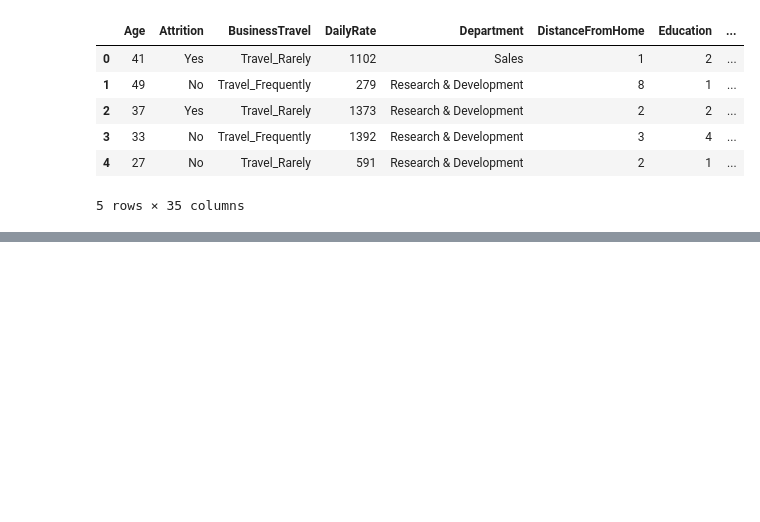
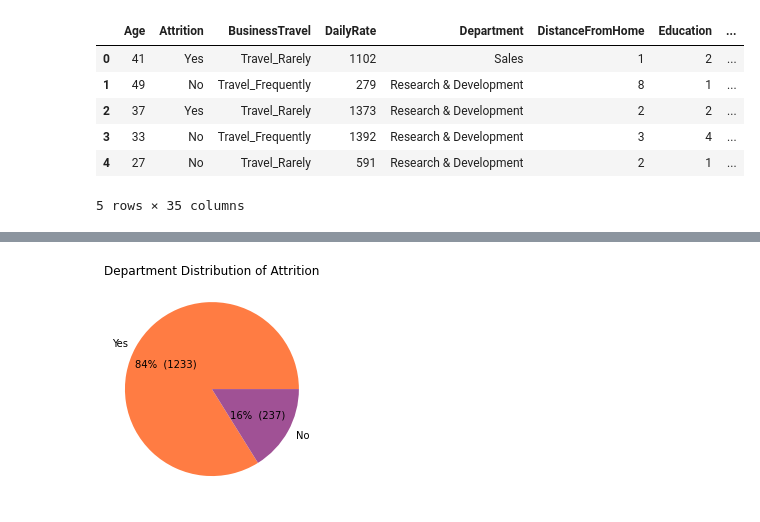
Before and after one commit to trevormcglaflin/PredictingEmployeeChurn, a Jupyter notebook: ChurnAnalysis.ipynb, the cells around one changed output, grey strips where cells are left out. Drawn from its saved outputs; the diff is of its cells as text; code cells hidden in the pictures; blank space fills up the shorter version.

```diff
--- a/ChurnAnalysis.ipynb
+++ b/ChurnAnalysis.ipynb
@@ -40,0 +127,10 @@ Text(0.5, 1.0, 'Demographics Correlation Matrix')
+# %%
+# Distribution of Attrition
+plt.pie(df['Attrition'].value_counts(),
+        colors=[orange_1, purple_2],
+        labels=['Yes','No'],
+        autopct=get_autopct(df['Attrition'].value_counts()))
+plt.title('Department Distribution of Attrition')
+plt.show()
+# %% [output]
+[figure, added]
```
Also changed, not shown: parts of 14 cells of this notebook.
